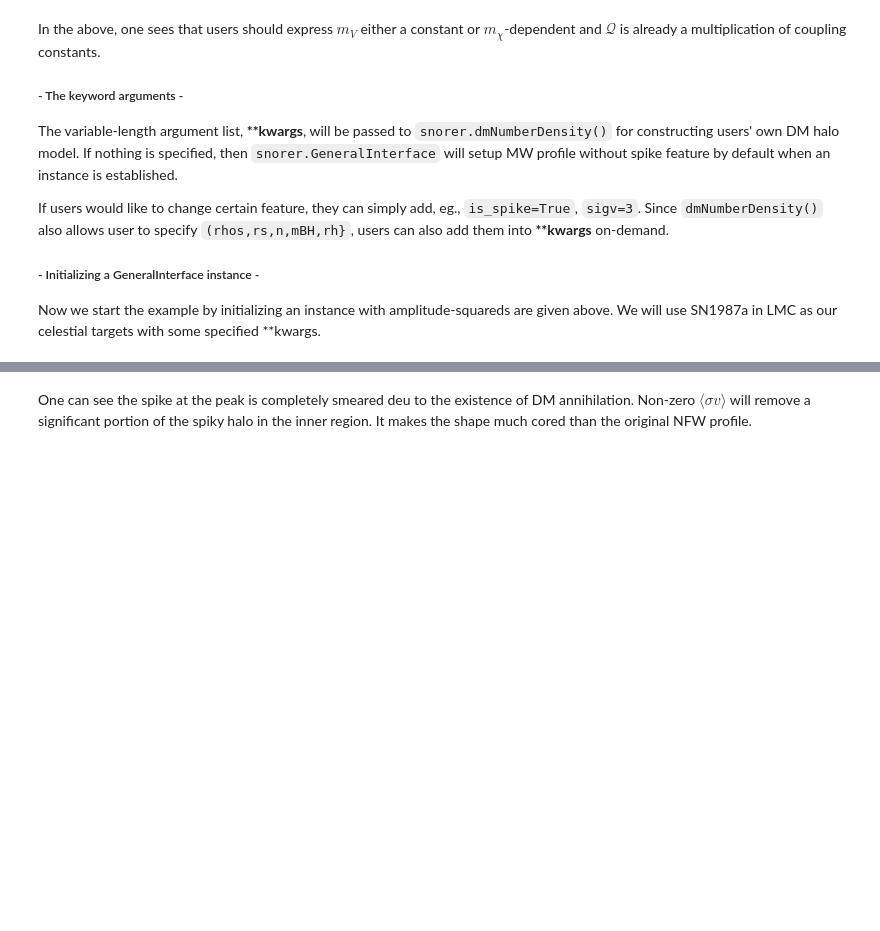
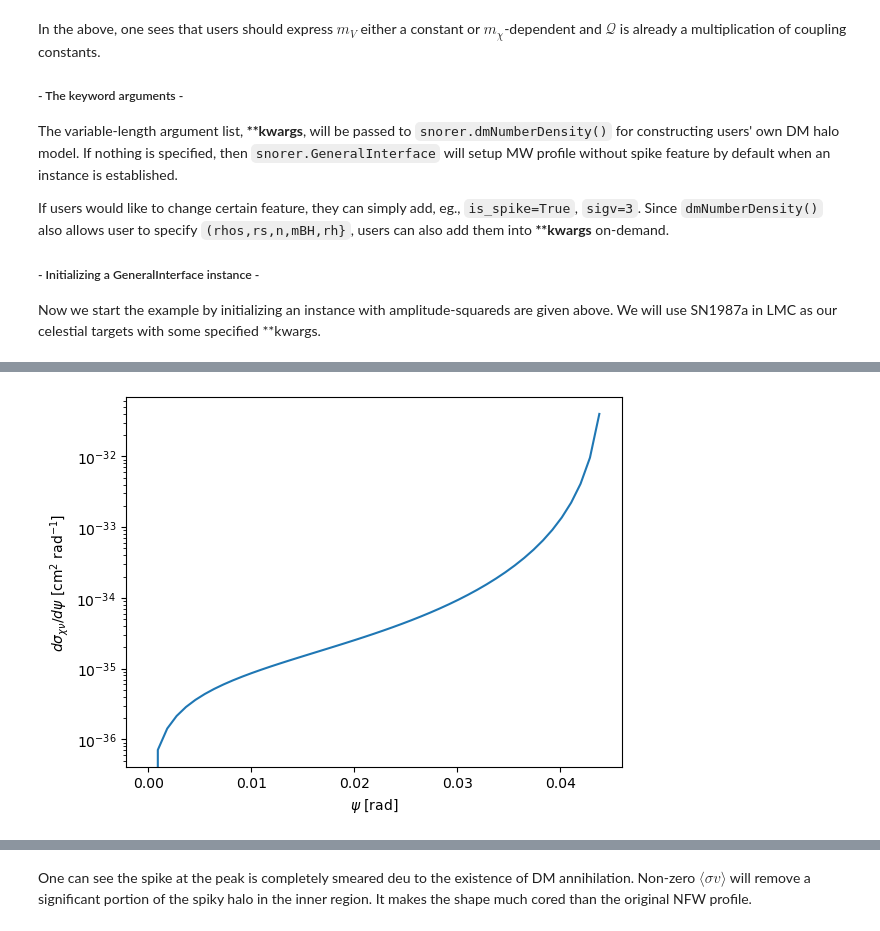
Before and after one commit to yenhsunlin/snorer, a Jupyter notebook: examples/tutorial.ipynb, the cells around one changed output, grey strips where cells are left out. Cells and saved outputs as stored; diff of their text form; code cells hidden in the pictures; blank space fills up the shorter version.

```diff
--- a/examples/tutorial.ipynb
+++ b/examples/tutorial.ipynb
@@ -657,15 +658,15 @@ Thus, a proper way to construct them are
 # %%
 def amp2_xv(s,t,u,mx,/) -> float:
     """Amplitude-squared for DM-v scattering"""
-    mV = mx/3
-    gV,gx = 1e-06,1e-02
+    mV = mx
+    gV,gx = 1e-05,1e-02
     Q = gV*gx
-    return (s**2 + u**2 + 4*t*(mx**2) - 2*(mx**2)**2)*(Q/(t - mV**2))**2
+    return 2*(s**2 + u**2 + 4*t*mx**2 - 2*mx**4)*(Q/(t - mV**2))**2
 
 def amp2_xe(s,t,u,mx,/) -> float:
     """Amplitude-squared for DM-e scattering"""
     mV = mx/3
-    me = constant.me
+    me = snorer.constant.me
     gx,eps = 1e-02,1e-06
     Q = gx*eps
     return 2*(s**2 + u**2 + 4*t*(me**2 + mx**2) - 2*(me**2 + mx**2)**2)*(Q/(t - mV**2))**2
@@ -687,5 +688,5 @@ Now we start the example by initializing an instance with amplitude-squareds are
 # Initializing a GeneralInterface instance
 SN_coord = snorer.constant.SN1987a_coord
 GC_coord = snorer.constant.LMC_coord
-bdmSN1987a = snorer.GeneralInterface(SN_coord,GC_coord,amp2_xv,amp2_xe,is_spike=True,sigv=3)
+bdmSN1987a = snorer.GeneralInterface(SN_coord,GC_coord,amp2_xv,amp2_xe,is_spike=True)
 # %% [markdown]
@@ -693,6 +694,4 @@ Note that the user-specified **kwargs are stored as a python `dict` object and c
 # %%
 # update **kwargs sigv
-bdmSN1987a.sigv=4
-# and check it
-bdmSN1987a.sigv
+bdmSN1987a.__dict__
 # %% [output]
@@ -699,0 +705,4 @@ bdmSN1987a.sigv
+# %%
+bdmSN1987a.profile = 'LMC'
+# view the profile setup
+bdmSN1987a.__dict__
@@ -781,0 +804,14 @@ Let's evaluate the BDM flux associated with this instance.
+# %%
+# DM-nu differential cross section
+Tx,mx=10,0.01
+maxPsi = snorer.get_maxPsi(Tx,mx) # maximum allowed scattering angle psi
+psiList = np.linspace(0,maxPsi,50)
+dsigmaxvList = [bdmSN1987a.dsigma_xv(10,0.01,psi)*np.sin(psi)*2*np.pi for psi in psiList]
+
+# make the plot, similar to Fig. 14 in Phys. Rev. D 108, 083013 (2023)
+plt.plot(psiList,dsigmaxvList)
+plt.xlabel(r'$\psi$ [rad]')
+plt.ylabel(r'$d\sigma_{\chi\nu}/d\psi$ [cm$^2$ rad$^{-1}$]')
+plt.yscale('log')
+# %% [output]
+[figure, added]
```
Also changed, not shown: parts of 14 cells of this notebook.
